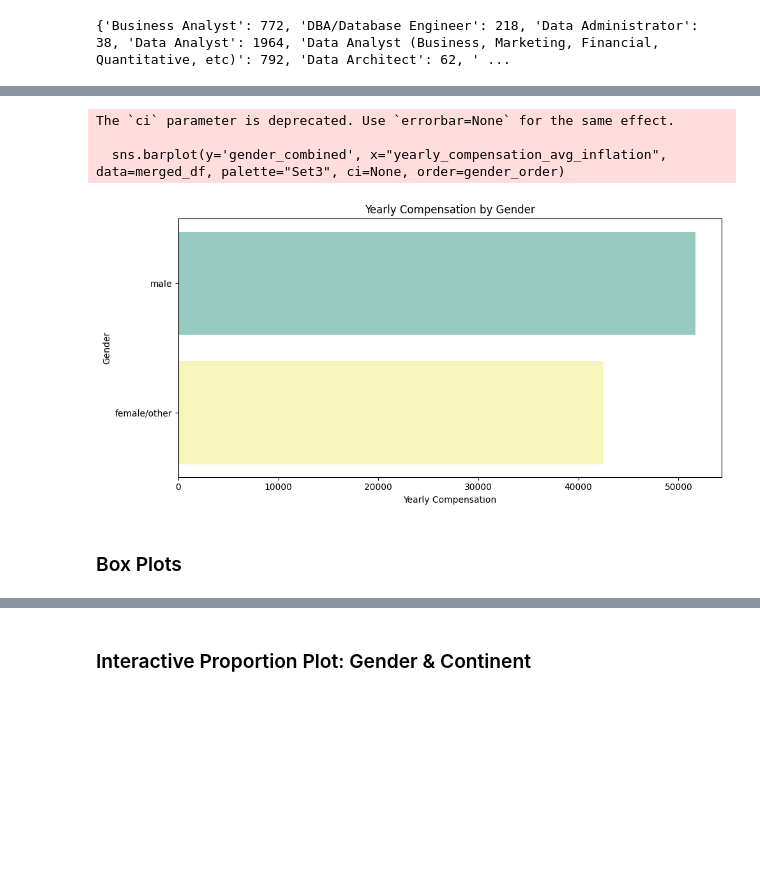
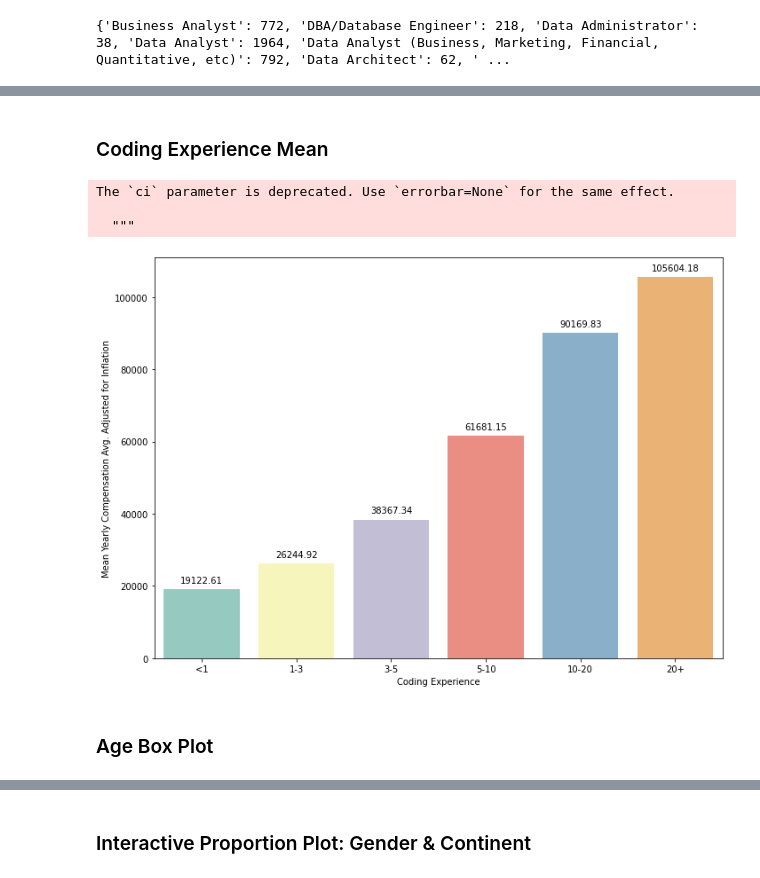
Before and after one commit to Lily-slow/CFG_Group5_project, a Jupyter notebook: Careers_in_Data.ipynb, the cells around one changed output, grey strips where cells are left out. Saved outputs shown, nothing was run; the diff lists cells and outputs as text; code cells hidden in the pictures; blank space fills up the shorter version.

```diff
--- a/Careers_in_Data.ipynb
+++ b/Careers_in_Data.ipynb
@@ -2722,26 +2610,34 @@ plt.show()
-# %%
-# Combined 'female' and 'other' due to small qty. for both genders
-# Define the desired order for gender
-gender_order = ['male', 'female/other']
-
-# Combine female and other genders into a single category
-merged_df['gender_combined'] = merged_df['gender'].replace({'female': 'female/other', 'other': 'female/other'})
-
-# Plot the horizontal bar plot for gender
-plt.figure(figsize=(10, 5))
-sns.barplot(y='gender_combined', x="yearly_compensation_avg_inflation", data=merged_df, palette="Set3", ci=None, order=gender_order)
-plt.xlabel('Yearly Compensation')
-plt.ylabel('Gender')
-plt.title('Yearly Compensation by Gender')
-plt.tight_layout()
-plt.show()
-# %% [output]
-The `ci` parameter is deprecated. Use `errorbar=None` for the same effect.
-
-  sns.barplot(y='gender_combined', x="yearly_compensation_avg_inflation", data=merged_df, palette="Set3", ci=None, order=gender_order)
-[figure, removed]
+# %% [markdown]
+### Coding Experience Mean
+# %%
+fig, axs = plt.subplots(1, 1, figsize=(10, 7))
+
+var = variables[7]  # Years writing code
+years_mean = merged_df.groupby(var)['yearly_compensation_avg_inflation'].mean()
+sns.barplot(x=var, y='yearly_compensation_avg_inflation', data=merged_df, ax=axs, palette='Set3', ci=None, order=orders.get(var))
+axs.set_xlabel(var)
+axs.set_ylabel('Mean Yearly Compensation Avg. Adjusted for Inflation')
+axs.set_xlabel('Coding Experience')
+
+# Add data labels to the bar chart
+for bar, value in zip(axs.patches, years_mean.values):
+    height = bar.get_height()
+    axs.annotate(format(height, '.2f'),
+                 xy=(bar.get_x() + bar.get_width() / 2, height),
+                 xytext=(0, 5),
+                 textcoords='offset points',
+                 ha='center',
+                 va='bottom')
+
+plt.tight_layout()
+plt.show()
+# %% [output]
+The `ci` parameter is deprecated. Use `errorbar=None` for the same effect.
+
+  """
+[figure, added]
 # %% [markdown]
-### Box Plots
+### Age Box Plot
 # %%
 # Set the palette
 palette = sns.color_palette("Set3")
```
Also changed, not shown: parts of 71 cells of this notebook.
